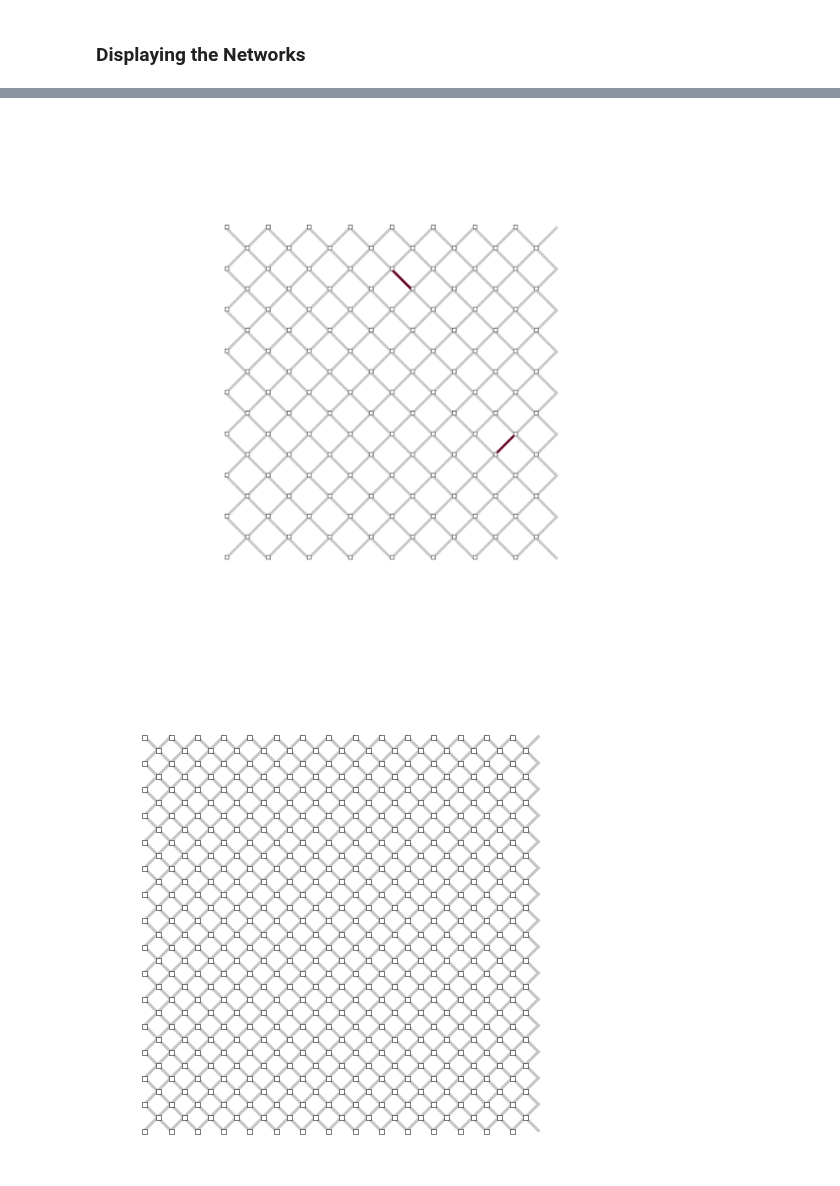
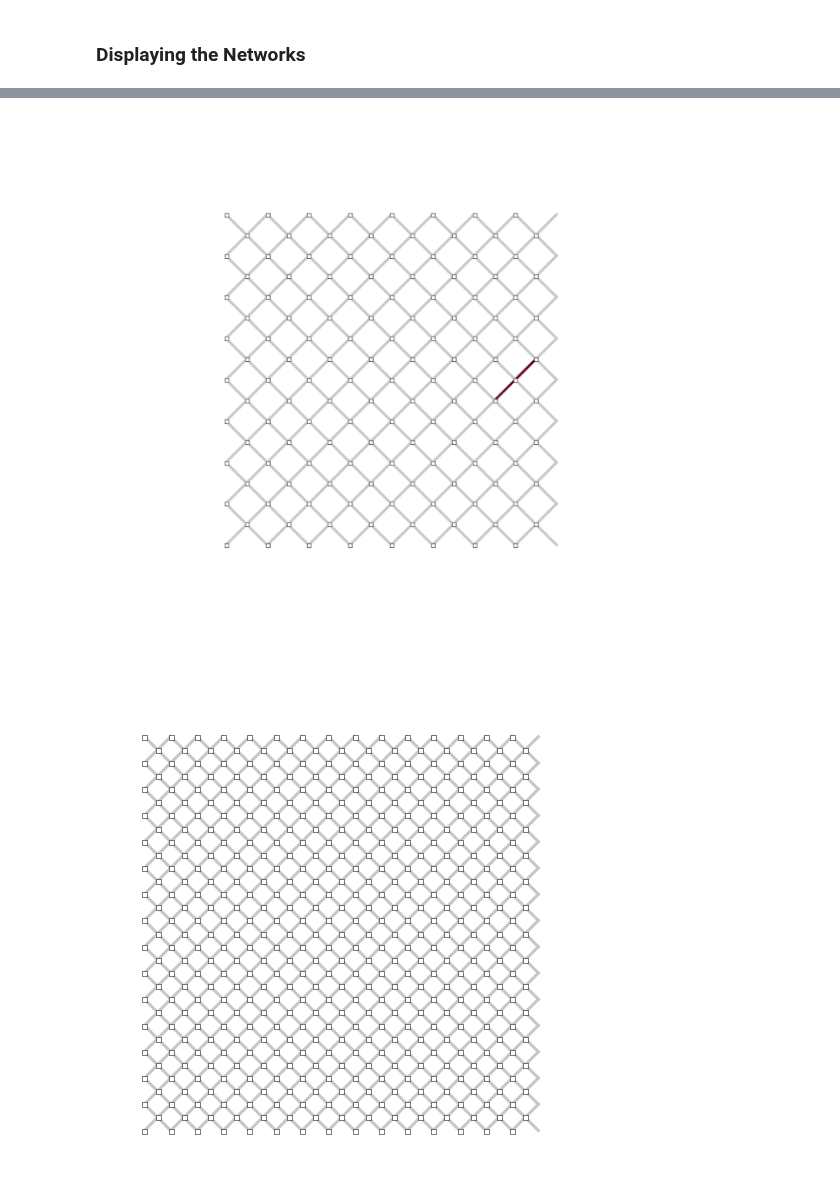
Before and after one commit to forrestsheldon/memNets, a Jupyter notebook: Fuse_Threshold_Network.ipynb, the cells around one changed output, grey strips where cells are left out. Drawn from its saved outputs; the diff is of its cells as text; code cells hidden in the pictures.

```diff
--- a/Fuse_Threshold_Network.ipynb
+++ b/Fuse_Threshold_Network.ipynb
@@ -834,13 +842,15 @@ plt.show()
 # %%
 fig = plt.figure(figsize=(10,10))
 ax = plt.gca()
 ax.set_axis_off()
-img = mgimg.imread('movie_imgs/switching_net_2.png')
+i=2
+fname = "movie_imgs/switching_net_%d.png" % i
+img = mgimg.imread(fname)[-1::-1]
 
 imobj = ax.imshow(np.zeros((100,100)), origin='lower', alpha=1.0, zorder=1, aspect=1)
 imobj.set_data(img)
 # %% [output]
-[figure, old version]
+[figure, new version]
 # %%
 L_x = 15
 L_y = 2 * L_x + 1
```
Also changed, not shown: parts of 4 cells of this notebook, 7 other files.
